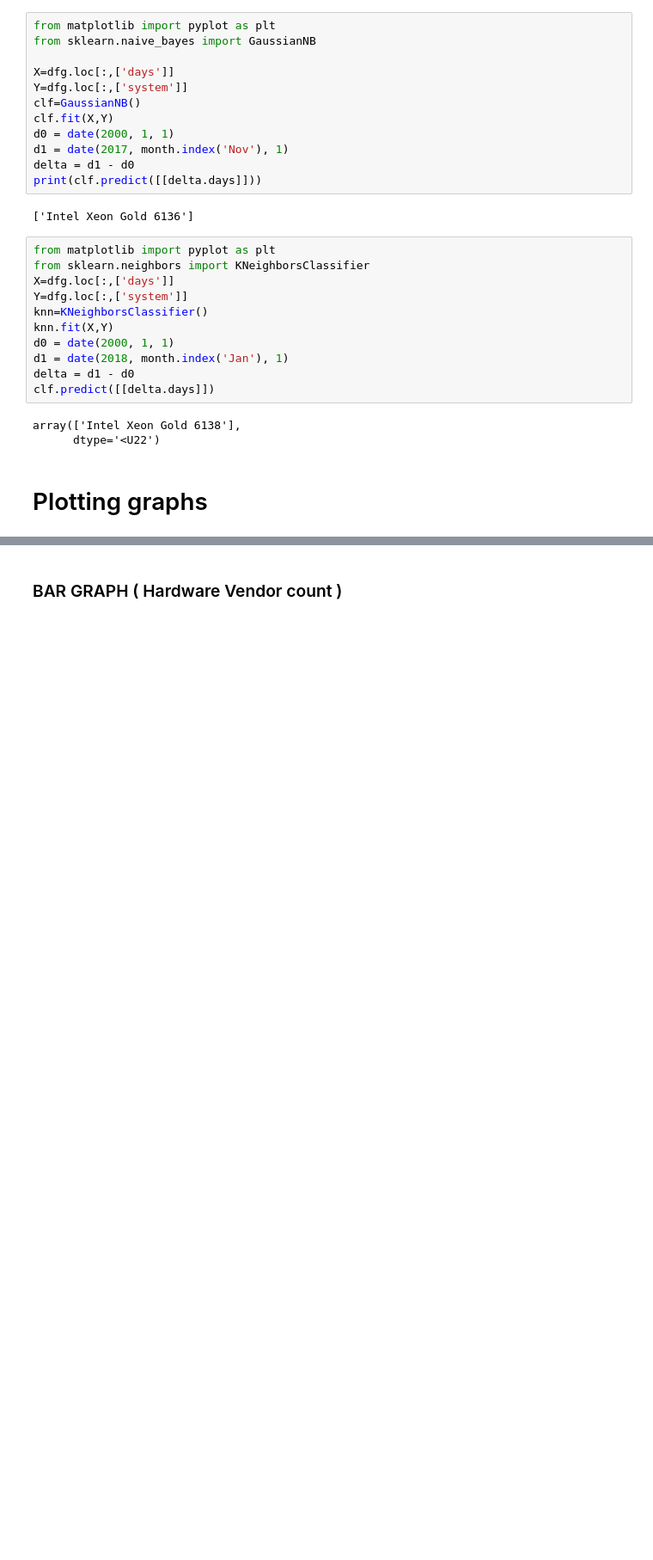
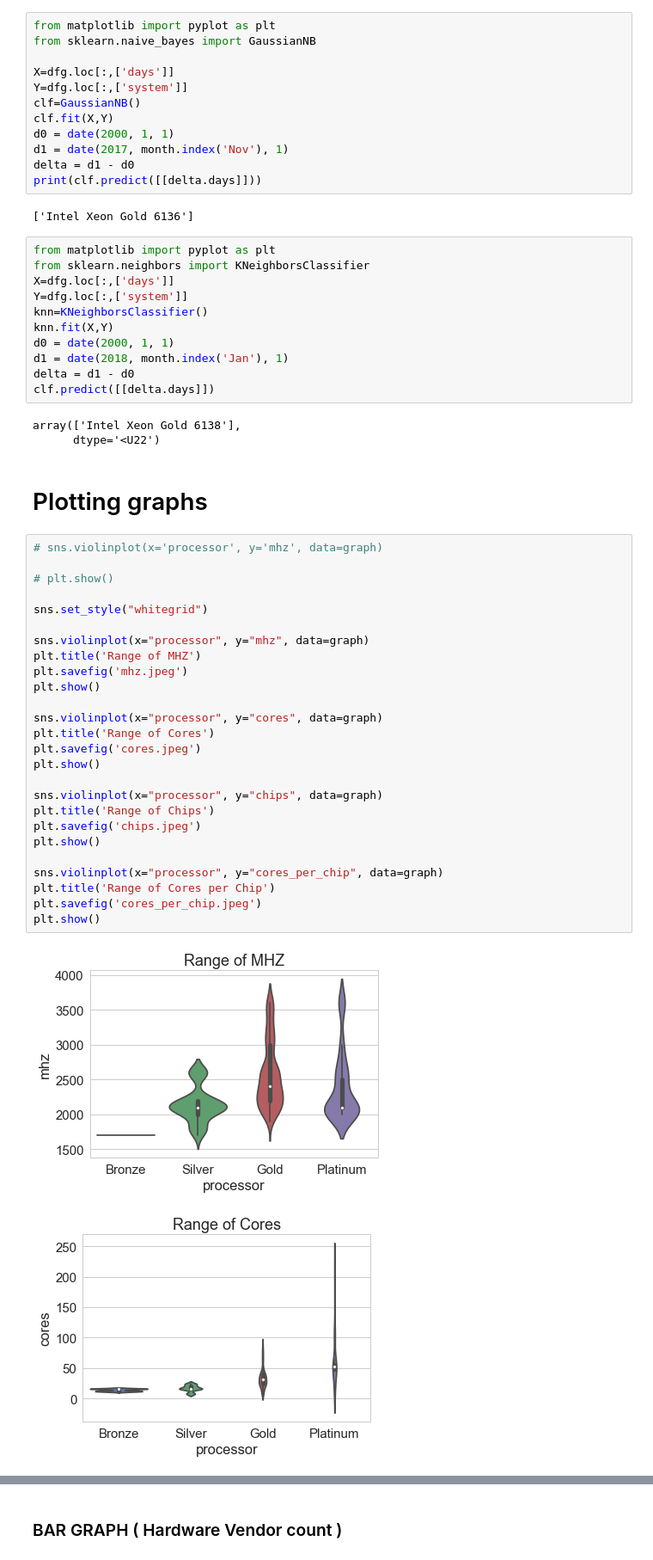
Before and after one commit to shikher7/Learning_on_Processor_Data, a Jupyter notebook: processor_analytics.ipynb, the cells around one changed output, grey strips where cells are left out. Shown: that part at 86% size. Saved outputs shown, nothing was run; the diff lists cells and outputs as text; blank space fills up the shorter version.

```diff
--- a/processor_analytics.ipynb
+++ b/processor_analytics.ipynb
@@ -499,3 +509,32 @@ array(['Intel Xeon Gold 6138'],
       dtype='<U22')
 # %% [markdown]
 # Plotting graphs
+# %%
+# sns.violinplot(x='processor', y='mhz', data=graph)
+
+# plt.show()
+
+sns.set_style("whitegrid")
+
+sns.violinplot(x="processor", y="mhz", data=graph)
+plt.title('Range of MHZ')
+plt.savefig('mhz.jpeg')
+plt.show()
+
+sns.violinplot(x="processor", y="cores", data=graph)
+plt.title('Range of Cores')
+plt.savefig('cores.jpeg')
+plt.show()
+
+sns.violinplot(x="processor", y="chips", data=graph)
+plt.title('Range of Chips')
+plt.savefig('chips.jpeg')
+plt.show()
+
+sns.violinplot(x="processor", y="cores_per_chip", data=graph)
+plt.title('Range of Cores per Chip')
+plt.savefig('cores_per_chip.jpeg')
+plt.show()
+# %% [output]
+[figure, added]
+[figure, added]
```
Also changed, not shown: parts of 21 cells of this notebook, 12 other files.
